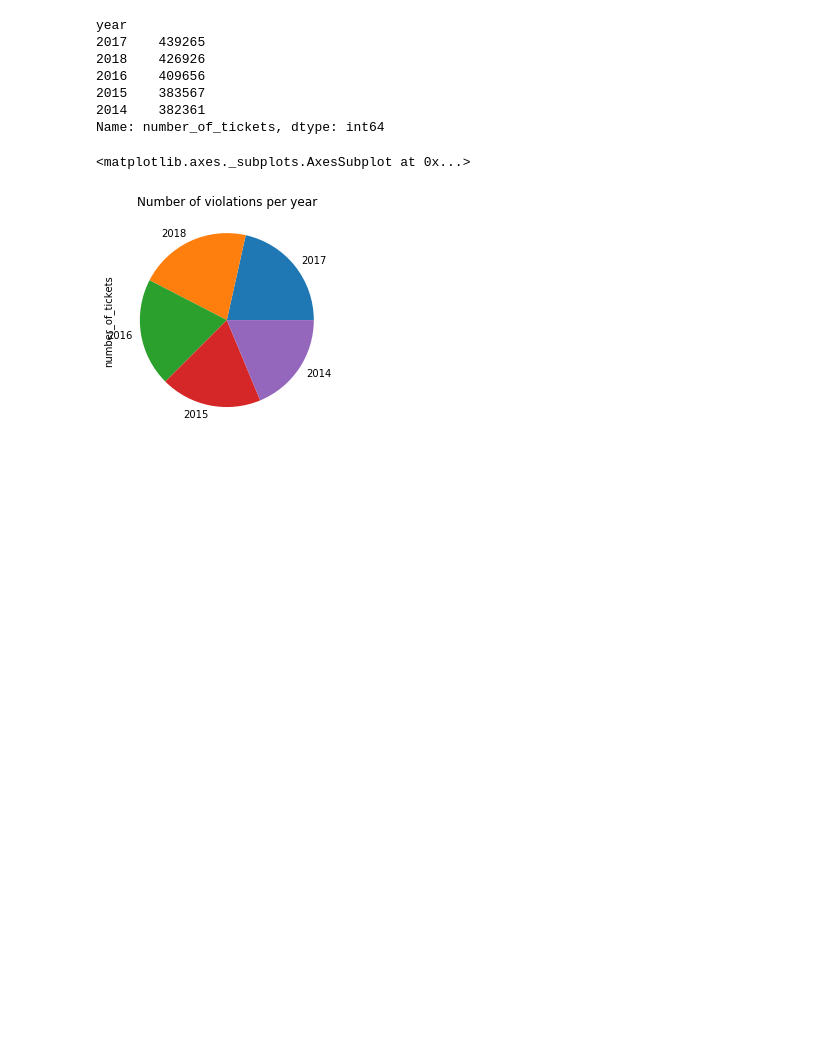
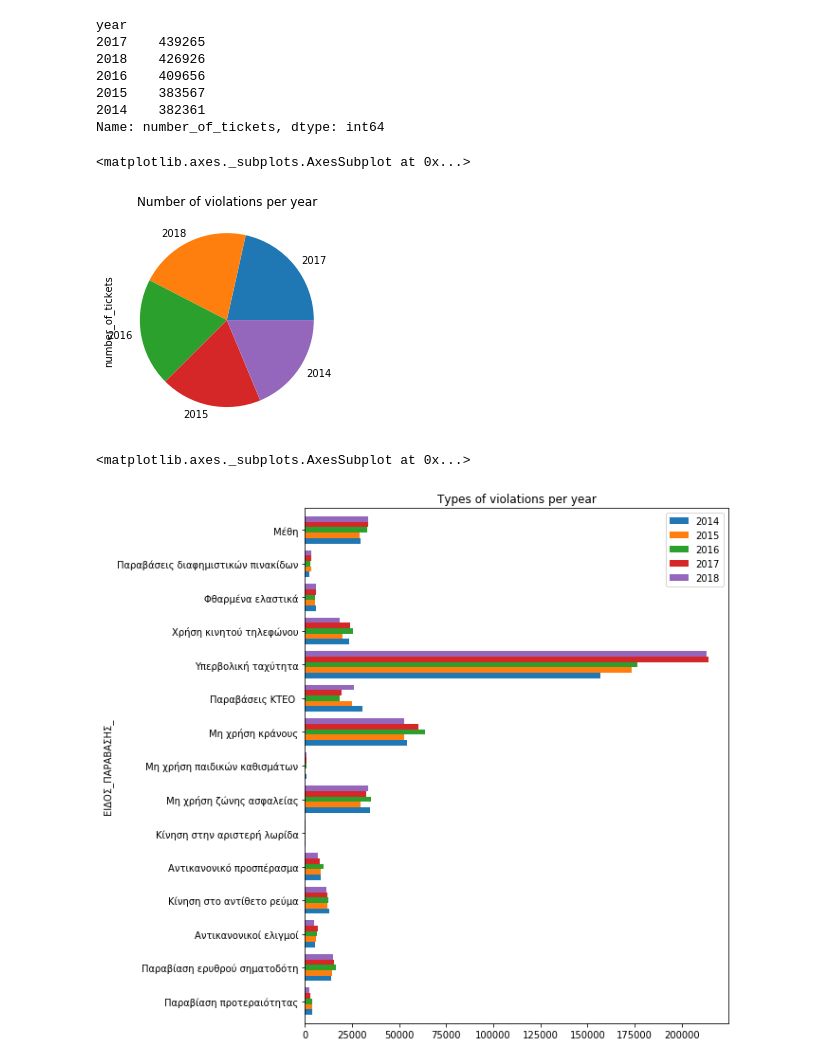
Before and after one commit to kosmaspanag/data-studio-projects, a Jupyter notebook: Weekly projects/Traffic_violations_in_Greece /Trafic_violations.ipynb, the cells around one changed output. Drawn from its saved outputs; the diff is of its cells as text; code cells hidden in the pictures; blank space fills up the shorter version.

```diff
--- a/Weekly projects/Traffic_violations_in_Greece /Trafic_violations.ipynb
+++ b/Weekly projects/Traffic_violations_in_Greece /Trafic_violations.ipynb
@@ -353,3 +333,11 @@ violations_per_year.plot(kind='pie', title='Number of violations per year')
 # %% [output]
 <matplotlib.axes._subplots.AxesSubplot at 0x...>
 [figure]
+# %%
+df.plot(x='ΕΙΔΟΣ_ΠΑΡΑΒΑΣΗΣ_', y=['2014', '2015', '2016', '2017', '2018'], kind='barh',
+        width=0.8,
+        figsize=(8, 10),
+        title='Types of violations per year')
+# %% [output]
+<matplotlib.axes._subplots.AxesSubplot at 0x...>
+[figure, added]
```
Also changed, not shown: parts of 7 cells of this notebook.
